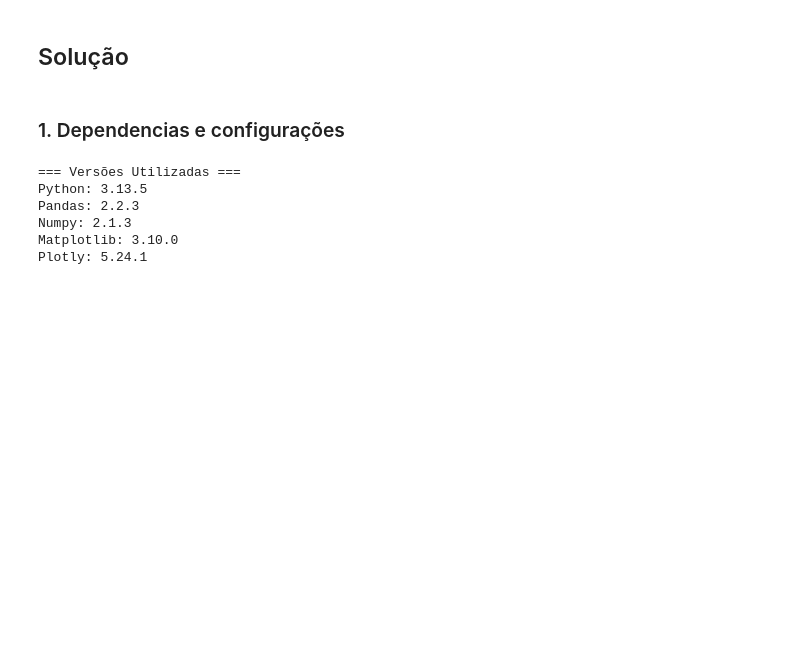
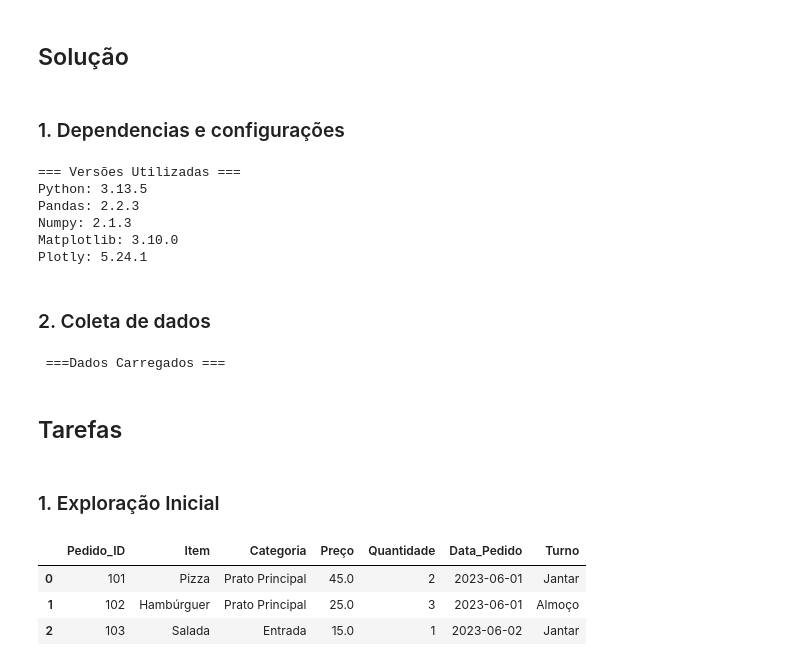
Before and after one commit to esscova/data-trivium, a Jupyter notebook: exercicios/006.ipynb, the cells around one changed output. Cells and saved outputs as stored; diff of their text form; code cells hidden in the pictures; blank space fills up the shorter version.

Commit message:
chore: tarefa exploracao inicial

```diff
--- a/exercicios/006.ipynb
+++ b/exercicios/006.ipynb
@@ -90,3 +90,35 @@ Pandas: 2.2.3
 Numpy: 2.1.3
 Matplotlib: 3.10.0
 Plotly: 5.24.1
+# %% [markdown]
+### 2. Coleta de dados
+# %%
+try:
+    df = pd.DataFrame(
+        {
+            'Pedido_ID': [101, 102, 103, 104, 105, 106, 107, 108],
+            'Item': ['Pizza', 'Hambúrguer', 'Salada', 'Pizza', 'Hambúrguer', 'Salada', 'Pizza', 'Hambúrguer'],
+            'Categoria': ['Prato Principal', 'Prato Principal', 'Entrada', 'Prato Principal', 'Prato Principal', 'Entrada', 'Prato Principal', 'Prato Principal'],
+            'Preço': [45.0, 25.0, 15.0, 50.0, 28.0, 12.0, 48.0, 30.0],
+            'Quantidade': [2, 3, 1, 1, 4, 2, 3, 2],
+            'Data_Pedido': ['2023-06-01', '2023-06-01', '2023-06-02', '2023-06-02', '2023-06-03', '2023-06-03', '2023-06-04', '2023-06-04'],
+            'Turno': ['Jantar', 'Almoço', 'Jantar', 'Almoço', 'Jantar', 'Almoço', 'Jantar', 'Almoço']
+        }
+    )
+    print("\n ===Dados Carregados ===")
+except Exception as e:
+        raise ValueError(f"Erro ao carregar dados:\n{e}")
+# %% [output]
+ ===Dados Carregados ===
+# %% [markdown]
+## Tarefas
+# %% [markdown]
+### 1. Exploração Inicial
+# %%
+# Exiba as primeiras 3 linhas do DataFrame.
+df.head(3)
+# %% [output]
+|  | Pedido_ID | Item | Categoria | Preço | Quantidade | Data_Pedido | Turno |
+| 0 | 101 | Pizza | Prato Principal | 45.0 | 2 | 2023-06-01 | Jantar |
+| 1 | 102 | Hambúrguer | Prato Principal | 25.0 | 3 | 2023-06-01 | Almoço |
+| 2 | 103 | Salada | Entrada | 15.0 | 1 | 2023-06-02 | Jantar |
```
Also changed, not shown: parts of 4 cells of this notebook.
